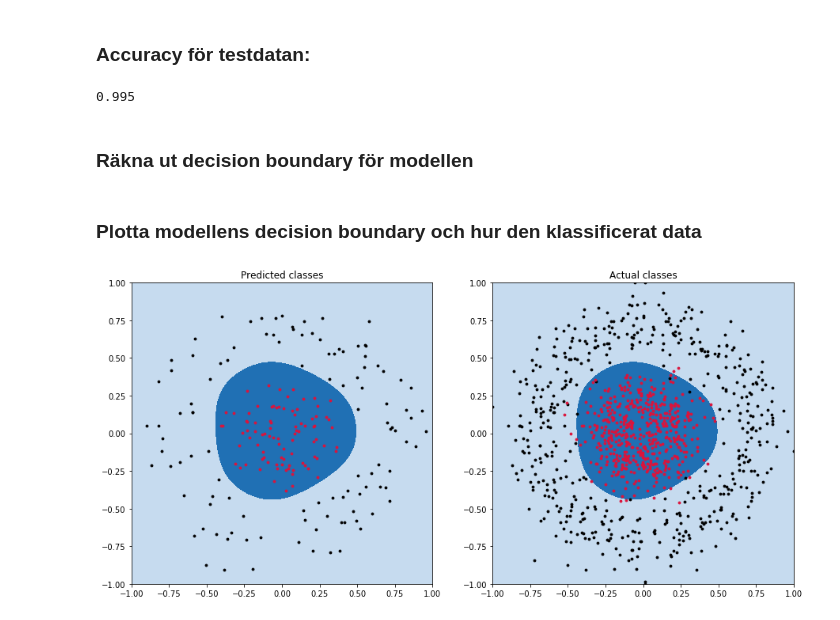
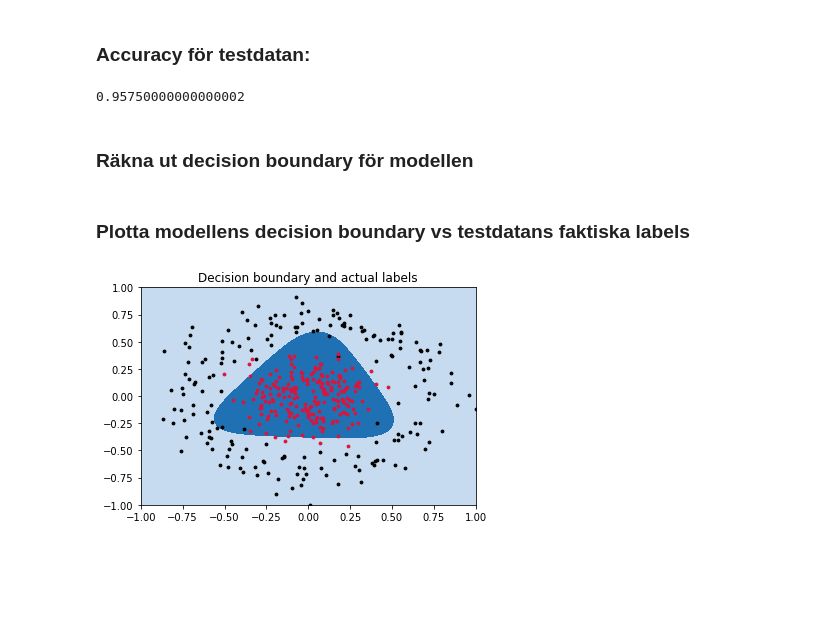
Before and after one commit to sofiaedstrom/kitscon-ml, a Jupyter notebook: notebook/nonlinear_classifier.ipynb, the cells around one changed output. Drawn from its saved outputs; the diff is of its cells as text; code cells hidden in the pictures; blank space fills up the shorter version.

Commit message:
adjust some plots and headlines

```diff
--- a/notebook/nonlinear_classifier.ipynb
+++ b/notebook/nonlinear_classifier.ipynb
@@ -67,7 +67,7 @@ scaled_df[['x', 'y']] = scaler.fit_transform(dataframe[['x', 'y']])
 train_set_df, test_set_df, train_labels_df, test_labels_df = model_selection.train_test_split(
     scaled_df[['x','y']],
     scaled_df['label'],
-    test_size=0.2)
+    test_size=0.4)
 #om vi skulle vilja använda valideringsset:
 #test_set_df, val_set_df, test_labels_df, val_labels_df = model_selection.train_test_split(
 #    test_set_df[['x','y']],
@@ -105,7 +105,11 @@ outputs = tf.keras.layers.Dense(1, activation=tf.nn.sigmoid)(x)
 #       lättvindigt uppdaterar den sig
 #loss (loss function, error function): hur felet/avståndet till rätt svar räknas ut
 model = tf.keras.Model(inputs=inputs, outputs=outputs)
-model.compile(optimizer=tf.keras.optimizers.Adam(lr=0.1, decay=1e-6), loss='binary_crossentropy', metrics=['accuracy'])
+model.compile(
+    optimizer=tf.keras.optimizers.Adam(lr=0.1, decay=1e-6),
+    loss='binary_crossentropy',
+    metrics=['accuracy']
+)
 # %% [markdown]
 ### Träna modellen
 # %%
@@ -136,12 +140,14 @@ test_set_df['predicted'] = np.round(predictions).reshape(test_labels.shape)
 test_set_df['label'] = test_labels
 test_set_pred_zero = test_set_df[test_set_df['predicted'] == 0]
 test_set_pred_one = test_set_df[test_set_df['predicted'] == 1]
+test_set_zero = test_set_df[test_set_df['label'] == 0]
+test_set_one = test_set_df[test_set_df['label'] == 1]
 # %% [markdown]
 ### Accuracy för testdatan:
 # %%
 model.evaluate(test_set, test_labels, verbose=0)[1]
 # %% [output]
-0.995
+0.95750000000000002
 # %% [markdown]
 ### Räkna ut decision boundary för modellen
 # %%
@@ -155,22 +161,14 @@ meshgrid_data = np.column_stack((xx.ravel(), yy.ravel()))
 decision_boundary = model.predict(meshgrid_data)
 decision_boundary = decision_boundary.reshape(xx.shape)
 # %% [markdown]
-### Plotta modellens decision boundary och hur den klassificerat data
+### Plotta modellens decision boundary vs testdatans faktiska labels
 # %%
-fig2, (ax1, ax2) = plt.subplots(1,2, figsize=(15,7))
+fig2, ax1 = plt.subplots(1,1)
 ax1.contourf(xx, yy, decision_boundary, levels=[0,0.5,1], cmap=plt.cm.Blues)
-ax2.contourf(xx, yy, decision_boundary, levels=[0,0.5,1], cmap=plt.cm.Blues)
-ax1.scatter(test_set_pred_zero['x'], test_set_pred_zero['y'], s=8, c='black')
-ax1.scatter(test_set_pred_one['x'], test_set_pred_one['y'], s=8, c='crimson')
-scaled_class_zero = scaled_df[scaled_df['label'] == 0]
-scaled_class_one = scaled_df[scaled_df['label'] == 1]
-ax2.scatter(scaled_class_zero['x'], scaled_class_zero['y'], s=8, c='black')
-ax2.scatter(scaled_class_one['x'], scaled_class_one['y'], s=8, c='crimson')
-ax1.set_title('Predicted classes')
-ax2.set_title('Actual classes')
-ax2.set_xbound(-1,1)
-ax2.set_ybound(-1,1)
+ax1.scatter(test_set_zero['x'], test_set_zero['y'], s=8, c='black')
+ax1.scatter(test_set_one['x'], test_set_one['y'], s=8, c='crimson')
+ax1.set_title('Decision boundary and actual labels')
 ax1.set_xbound(-1,1)
 ax1.set_ybound(-1,1)
 # %% [output]
-[figure, old version]
+[figure, new version]
```
Also changed, not shown: parts of 2 cells of this notebook.
